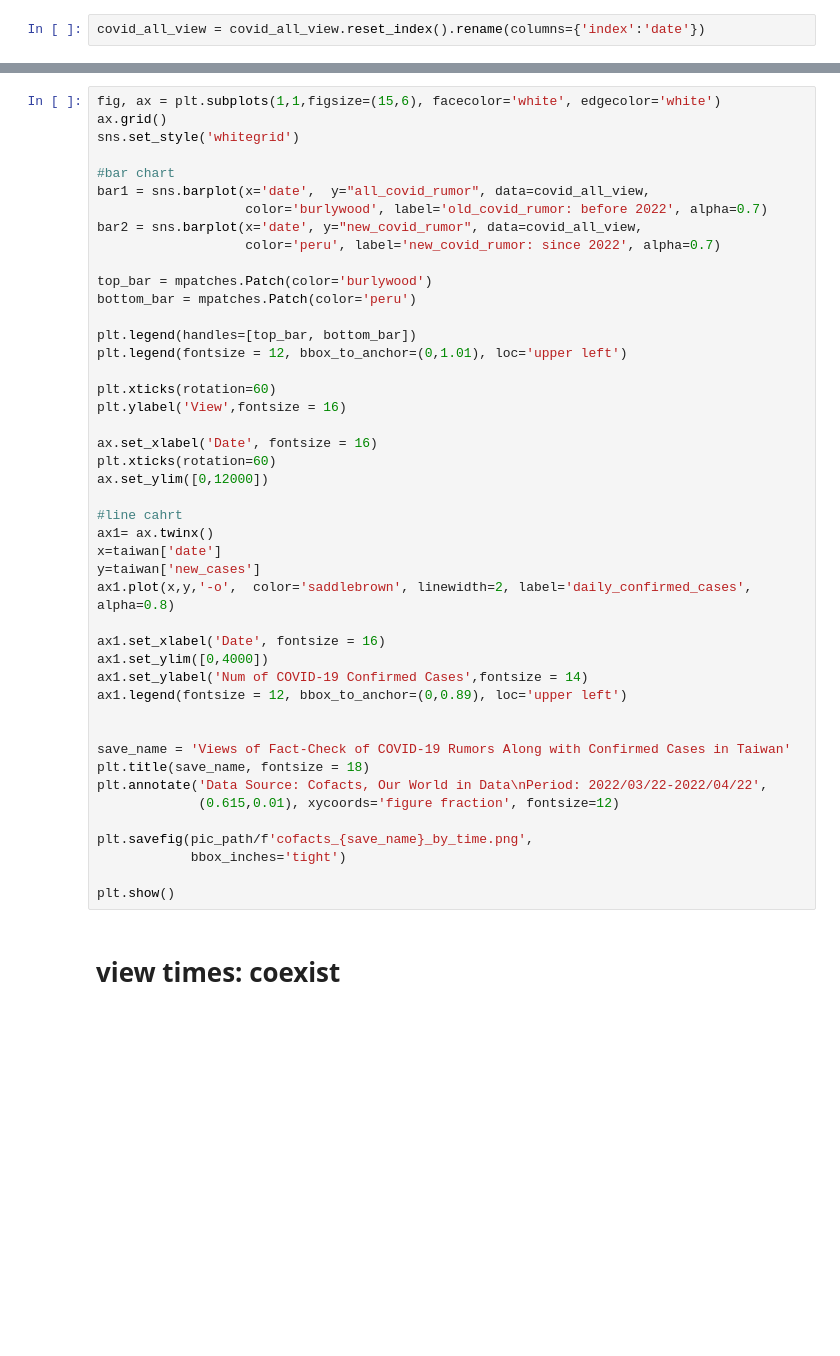
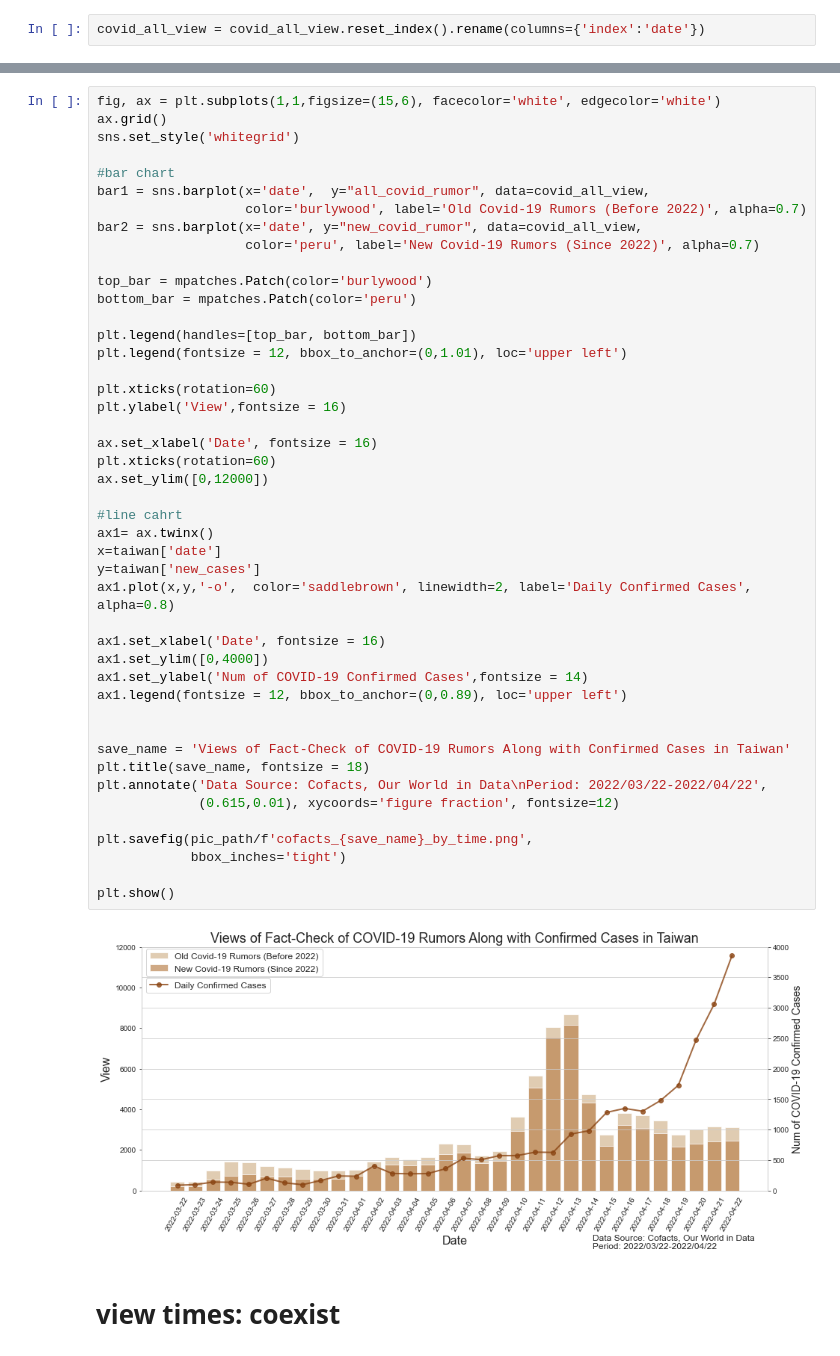
Before and after one commit to Yung-Chun/cofacts_controversial-rumors-detecting, a Jupyter notebook: cofacts_04_visualization_rumor.ipynb, the cells around one changed output, grey strips where cells are left out. Cells and saved outputs as stored; diff of their text form; blank space fills up the shorter version.

```diff
--- a/cofacts_04_visualization_rumor.ipynb
+++ b/cofacts_04_visualization_rumor.ipynb
@@ -255,9 +263,9 @@ sns.set_style('whitegrid')
 
 #bar chart
 bar1 = sns.barplot(x='date',  y="all_covid_rumor", data=covid_all_view,
-                   color='burlywood', label='old_covid_rumor: before 2022', alpha=0.7)
+                   color='burlywood', label='Old Covid-19 Rumors (Before 2022)', alpha=0.7)
 bar2 = sns.barplot(x='date', y="new_covid_rumor", data=covid_all_view,
-                   color='peru', label='new_covid_rumor: since 2022', alpha=0.7)
+                   color='peru', label='New Covid-19 Rumors (Since 2022)', alpha=0.7)
 
 top_bar = mpatches.Patch(color='burlywood')
 bottom_bar = mpatches.Patch(color='peru')
@@ -265,34 +273,36 @@ bottom_bar = mpatches.Patch(color='peru')
 plt.legend(handles=[top_bar, bottom_bar])
 plt.legend(fontsize = 12, bbox_to_anchor=(0,1.01), loc='upper left')
 
 plt.xticks(rotation=60)
 plt.ylabel('View',fontsize = 16)
 
 ax.set_xlabel('Date', fontsize = 16)
 plt.xticks(rotation=60)
 ax.set_ylim([0,12000])
 
 #line cahrt
 ax1= ax.twinx()
 x=taiwan['date']
 y=taiwan['new_cases']
-ax1.plot(x,y,'-o',  color='saddlebrown', linewidth=2, label='daily_confirmed_cases', alpha=0.8)
+ax1.plot(x,y,'-o',  color='saddlebrown', linewidth=2, label='Daily Confirmed Cases', alpha=0.8)
 
 ax1.set_xlabel('Date', fontsize = 16)
 ax1.set_ylim([0,4000])
 ax1.set_ylabel('Num of COVID-19 Confirmed Cases',fontsize = 14)
 ax1.legend(fontsize = 12, bbox_to_anchor=(0,0.89), loc='upper left')
 
 
 save_name = 'Views of Fact-Check of COVID-19 Rumors Along with Confirmed Cases in Taiwan'
 plt.title(save_name, fontsize = 18)
 plt.annotate('Data Source: Cofacts, Our World in Data\nPeriod: 2022/03/22-2022/04/22',
              (0.615,0.01), xycoords='figure fraction', fontsize=12)
 
 plt.savefig(pic_path/f'cofacts_{save_name}_by_time.png',
             bbox_inches='tight')
 
 plt.show()
+# %% [output]
+[figure, added]
 # %% [markdown]
 # view times: coexist
 # %%
```
Also changed, not shown: parts of 23 cells of this notebook.
